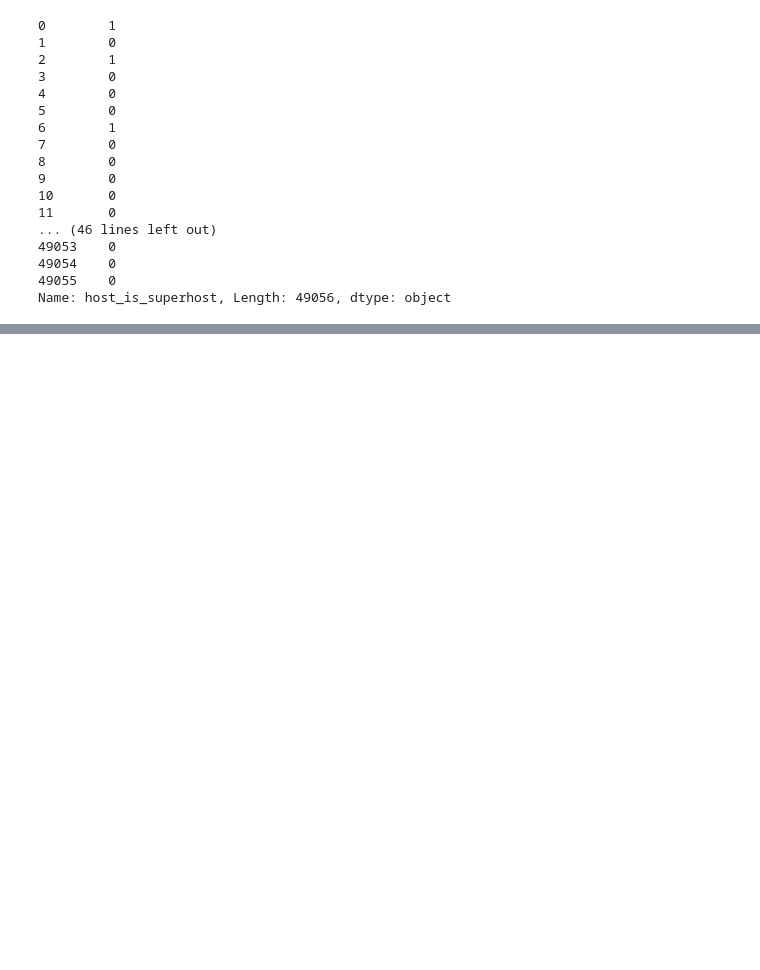
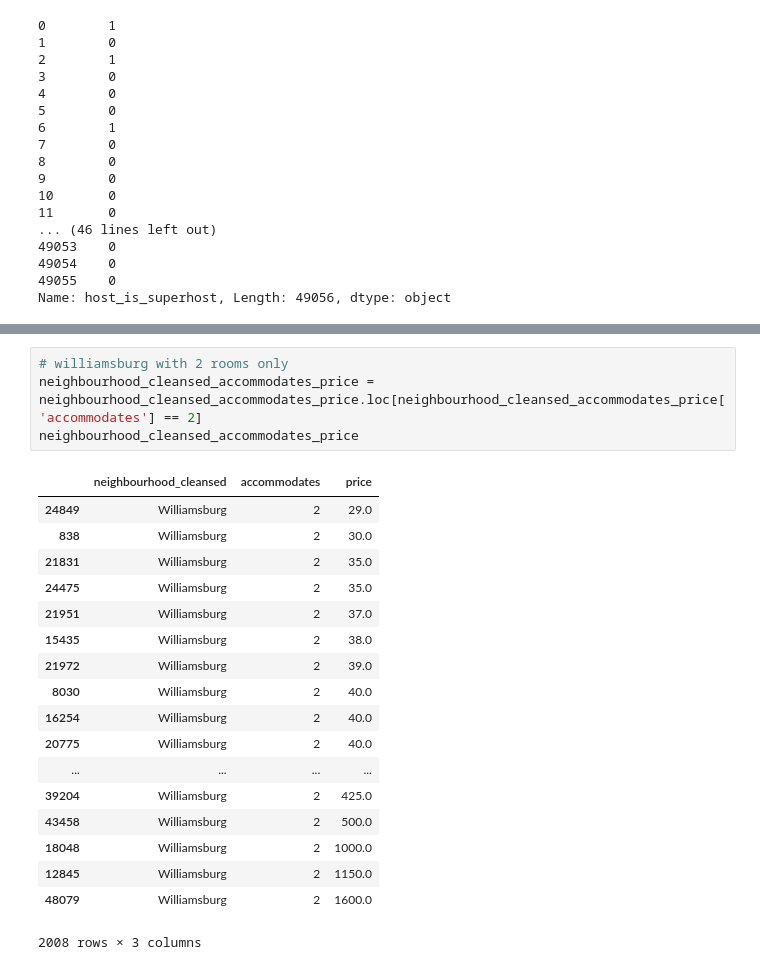
Before and after one commit to TanKenny/AirbnbEstimator, a Jupyter notebook: airbnb.ipynb, the cells around one changed output, grey strips where cells are left out. Saved outputs shown, nothing was run; the diff lists cells and outputs as text; blank space fills up the shorter version.

```diff
--- a/airbnb.ipynb
+++ b/airbnb.ipynb
@@ -228,0 +375,23 @@ Name: host_is_superhost, Length: 49056, dtype: object
+# %%
+# williamsburg with 2 rooms only
+neighbourhood_cleansed_accommodates_price = neighbourhood_cleansed_accommodates_price.loc[neighbourhood_cleansed_accommodates_price['accommodates'] == 2]
+neighbourhood_cleansed_accommodates_price
+# %% [output]
+|  | neighbourhood_cleansed | accommodates | price |
+| 24849 | Williamsburg | 2 | 29.0 |
+| 838 | Williamsburg | 2 | 30.0 |
+| 21831 | Williamsburg | 2 | 35.0 |
+| 24475 | Williamsburg | 2 | 35.0 |
+| 21951 | Williamsburg | 2 | 37.0 |
+| 15435 | Williamsburg | 2 | 38.0 |
+| 21972 | Williamsburg | 2 | 39.0 |
+| 8030 | Williamsburg | 2 | 40.0 |
+| 16254 | Williamsburg | 2 | 40.0 |
+| 20775 | Williamsburg | 2 | 40.0 |
+| ... | ... | ... | ... |
+| 39204 | Williamsburg | 2 | 425.0 |
+| 43458 | Williamsburg | 2 | 500.0 |
+| 18048 | Williamsburg | 2 | 1000.0 |
+| 12845 | Williamsburg | 2 | 1150.0 |
+| 48079 | Williamsburg | 2 | 1600.0 |
+2008 rows × 3 columns
```
Also changed, not shown: parts of 10 cells of this notebook.
